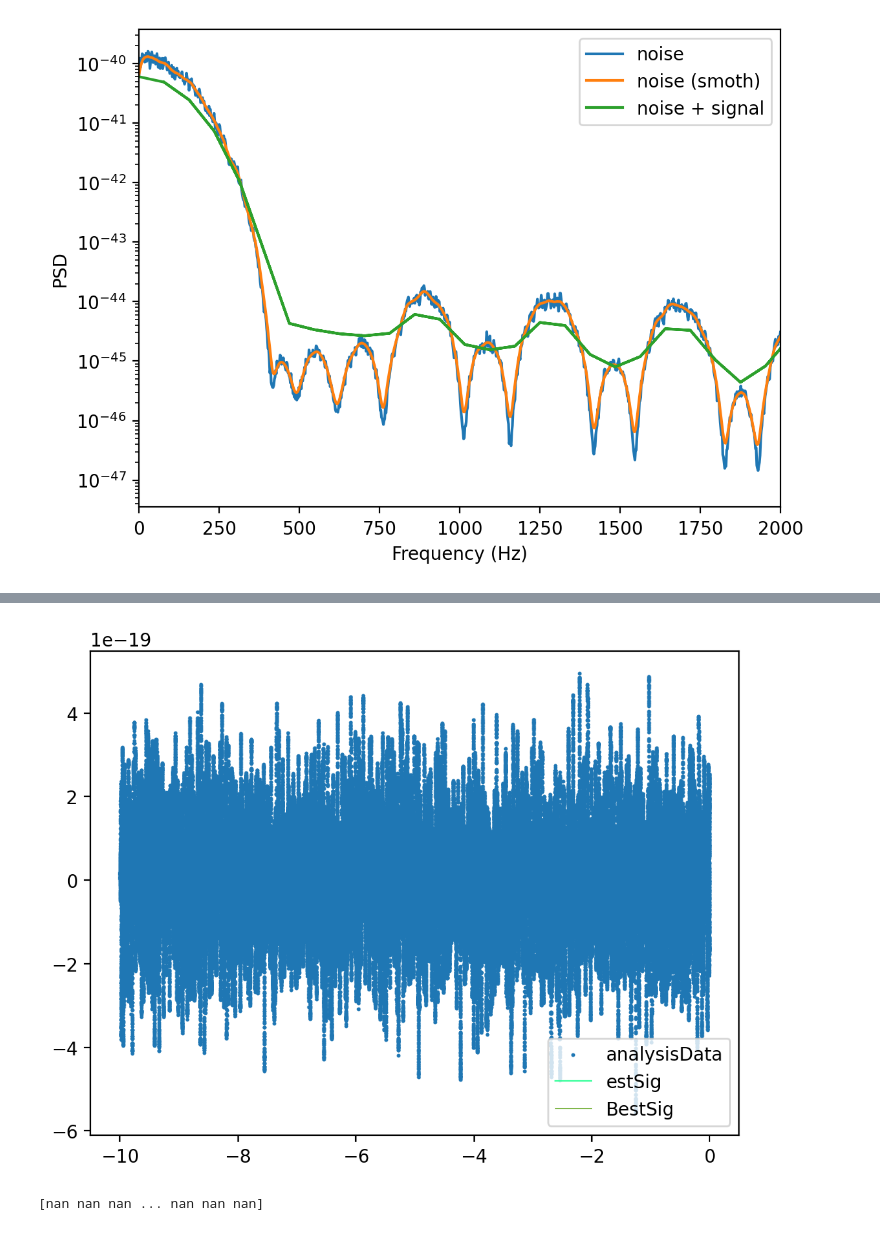
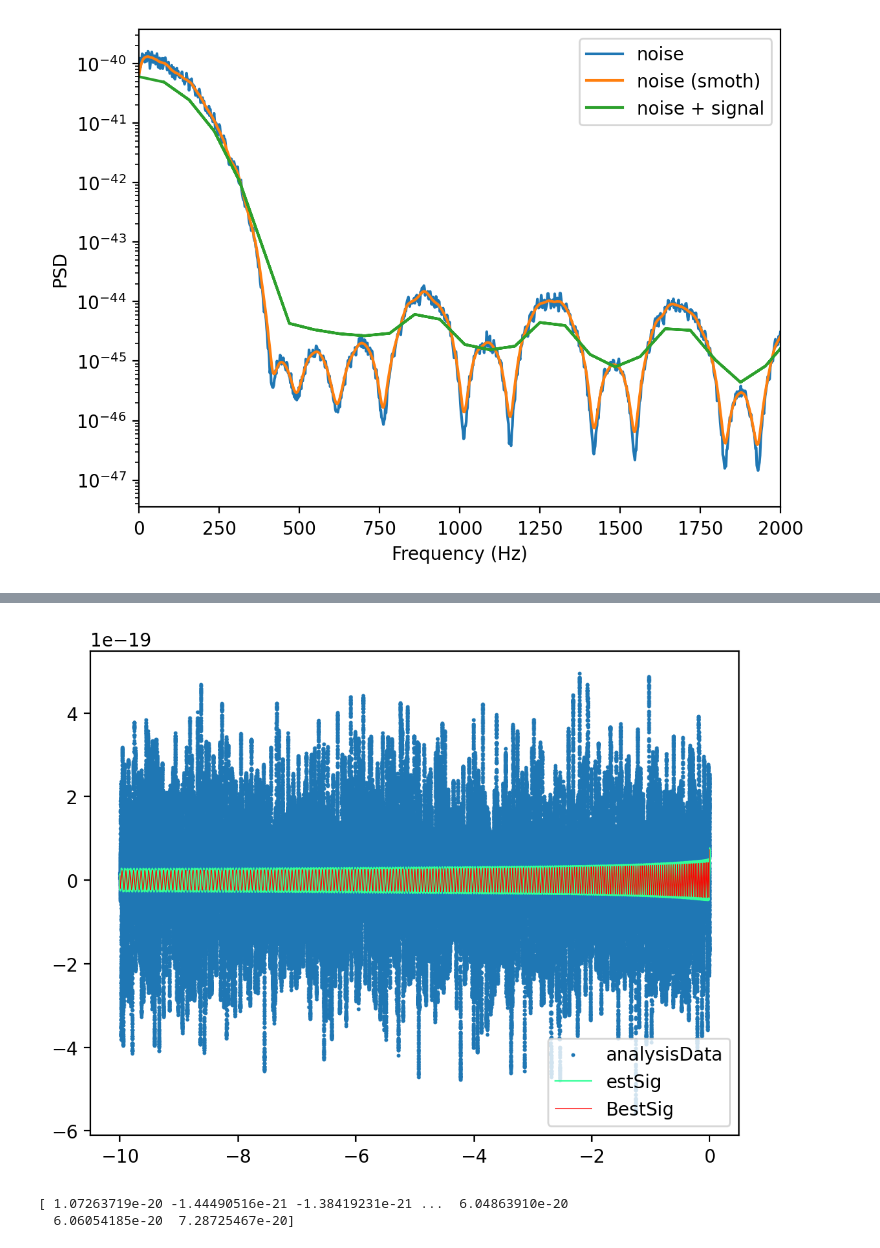
Before and after one commit to WeiQYU/PSO_change, a Jupyter notebook: PSO_change/PSO_python_demo-main/demo.ipynb, the cells around one changed output, grey strips where cells are left out. Cells and saved outputs as stored; diff of their text form; code cells hidden in the pictures.

```diff
--- a/PSO_change/PSO_python_demo-main/demo.ipynb
+++ b/PSO_change/PSO_python_demo-main/demo.ipynb
@@ -16,6 +16,7 @@ analysisData = scio.loadmat('../generate_ligo/data.mat') # noise + signal
 ## Preparing
 # dataY = analysisData['dataVec'][0] # (2048,)
 dataY = analysisData['data'][0]
+dataY[-1] = dataY[-2] * 0.999
 # dataY = analysisData['trainData'][0] # (2048,)1
 # Data length
 nSamples = dataY.size # 2048
@@ -26,14 +27,10 @@ Fs = analysisData['samples'][0]
 
 # Search range of phase coefficients
 """
-        r = r * 1e8 * pc
-        m1,m2 = m1,m2 *m_sun
-        DL,DLS = DL,DLS * 1e6 * pc
-        v = v * 1e6
-        r   m1  m2   tc   phi_c   DL  DLS   zl  v  omega  y
+        r,   m_c, tc,  phi_c,  w,   y
 """
-rmin = [0.8, 4 , 4 ,-1 , -2*np.pi,10,  10  ,0, 0.8,0   ,-1]
-rmax = [1.2, 35, 35, 1 , 2*np.pi,1000, 1000,2, 1.2,1000, 1]
+rmin = [1e24,1e31,0,-2 * np.pi,1e32,0]
+rmax = [3e24,2e31,1,2*np.pi,1e37,1]
 
 # Noise realization: PSD estimated from TrainingData
 dt = 1/Fs
@@ -79,7 +76,7 @@ plt.show()
 [figure]
 # %%
 # Number of independent PSO runs
-nRuns = 4
+nRuns = 8
 # %%
 ## PSO
 # Input parameters for CRCBQCHRPPSO
@@ -96,5 +93,5 @@ inParams = {
 # CRCBQCHRPPSOPSD runs PSO on the CRCBQCHRPFITFUNC fitness function. As an
 # illustration of usage, we change one of the PSO parameters from its
 # default value.
-outResults, outStruct = crcbqcpsopsd(inParams, {'maxSteps': 20}, nRuns)
+outResults, outStruct = crcbqcpsopsd(inParams, {'maxSteps': 2000}, nRuns)
 # %% [output]
@@ -221,24 +106,25 @@ f_geo:(5.2667347020390505+2.534063476954829j)
 # %%
 ## Plots
 fig = plt.figure(dpi=200)
 ax = fig.add_subplot(111)
 a=ax.scatter(t, dataY, marker='.', s=5, #label='analysisData'
              )
 a.set_label('analysisData')
 for lpruns in range(nRuns):
     b,=ax.plot(t, outResults['allRunsOutput'][lpruns]['estSig'],
              color=[51/255,255/255,153/255], lw=.4*2)
 b.set_label('estSig')
 c,=ax.plot(t, outResults['bestSig'], #label='BestSig',
-         color=[76/255,153/255,0/255],lw=.2*2)
+         'red',lw=.2*2)
 c.set_label('BestSig')
 plt.legend()
 plt.savefig('output_sig.png', dpi=200)
 plt.show()
-print(outResults['allRunsOutput'][lpruns]['estSig'])
+# print(outResults['allRunsOutput'][lpruns]['estSig'])
 # %% [output]
-[figure, old version]
+[figure, new version]
-[nan nan nan ... nan nan nan]
+[ 1.07263719e-20 -1.44490516e-21 -1.38419231e-21 ...  6.04863910e-20
+  6.06054185e-20  7.28725467e-20]
 # %%
 # Print estimated parameters
 print('Estimated parameters:')
```
Also changed, not shown: parts of 2 cells of this notebook, 7 other files.
